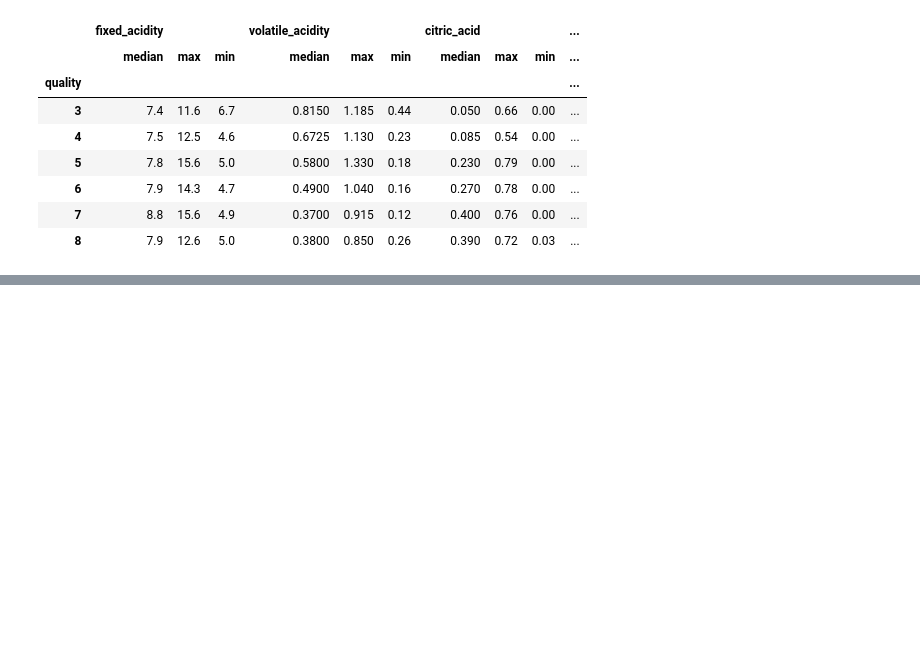
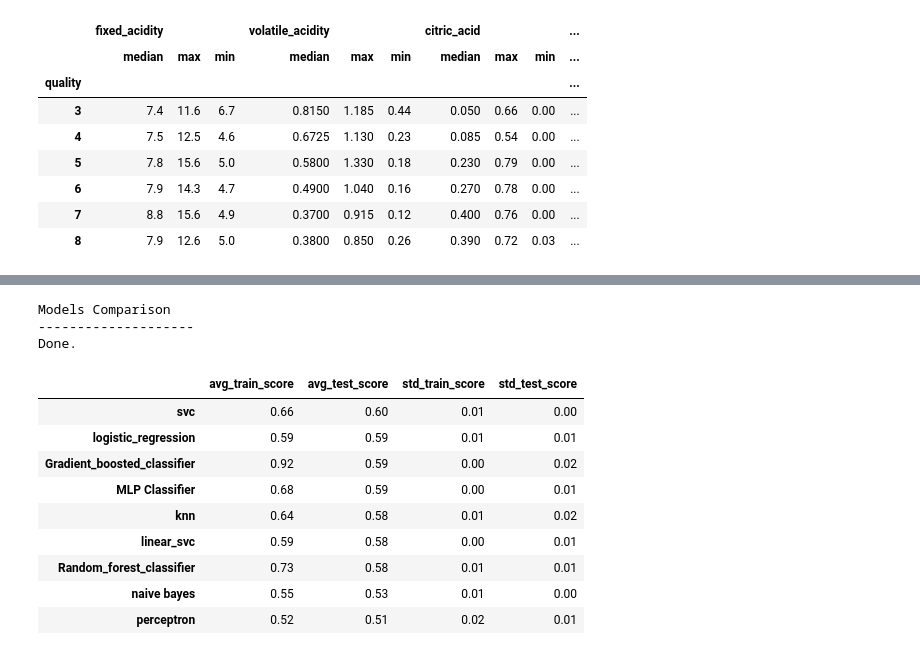
Before and after one commit to e-compagno/Wine, a Jupyter notebook: src/Wine_red.ipynb, the cells around one changed output, grey strips where cells are left out. Cells and saved outputs as stored; diff of their text form; code cells hidden in the pictures; blank space fills up the shorter version.

```diff
--- a/src/Wine_red.ipynb
+++ b/src/Wine_red.ipynb
@@ -268,0 +401,27 @@ for feat in col_features:
+# %%
+print('Models Comparison')
+print('--------------------')
+df_kfold_comparison = pd.DataFrame.from_dict(results).transpose()
+df_kfold_comparison.columns = ['avg_train_score',\
+                               'avg_test_score',\
+                               'std_train_score',\
+                               'std_test_score']
+df_kfold_comparison = df_kfold_comparison.sort_values('avg_test_score', ascending=False)
+
+df_kfold_comparison.to_excel('../report/models_comparison.xlsx', engine='xlsxwriter')
+print('Done.')
+df_kfold_comparison
+# %% [output]
+Models Comparison
+--------------------
+Done.
+|  | avg_train_score | avg_test_score | std_train_score | std_test_score |
+| svc | 0.66 | 0.60 | 0.01 | 0.00 |
+| logistic_regression | 0.59 | 0.59 | 0.01 | 0.01 |
+| Gradient_boosted_classifier | 0.92 | 0.59 | 0.00 | 0.02 |
+| MLP Classifier | 0.68 | 0.59 | 0.00 | 0.01 |
+| knn | 0.64 | 0.58 | 0.01 | 0.02 |
+| linear_svc | 0.59 | 0.58 | 0.00 | 0.01 |
+| Random_forest_classifier | 0.73 | 0.58 | 0.01 | 0.01 |
+| naive bayes | 0.55 | 0.53 | 0.01 | 0.00 |
+| perceptron | 0.52 | 0.51 | 0.02 | 0.01 |
```
Also changed, not shown: parts of 4 cells of this notebook, 4 other files.
